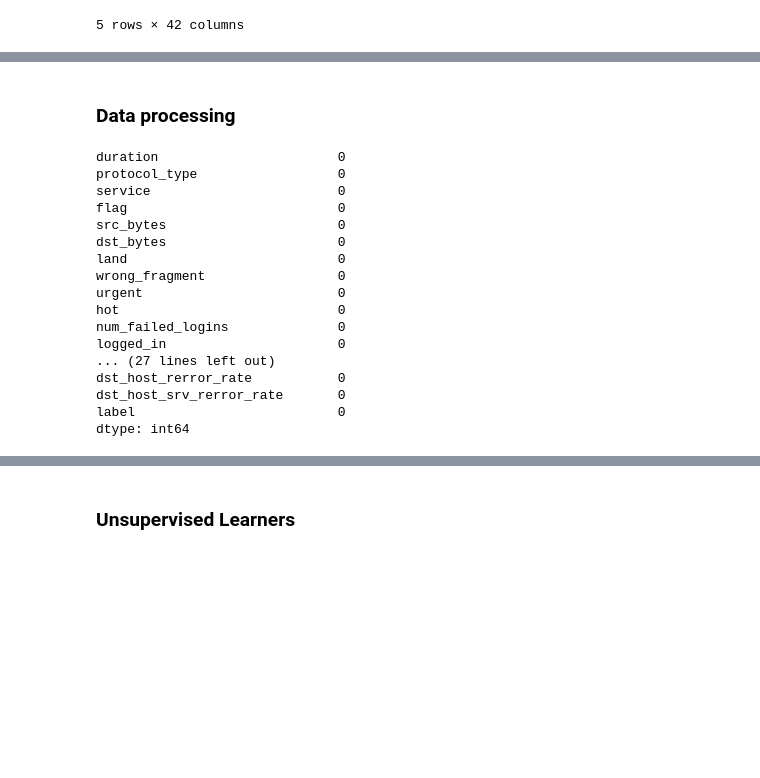
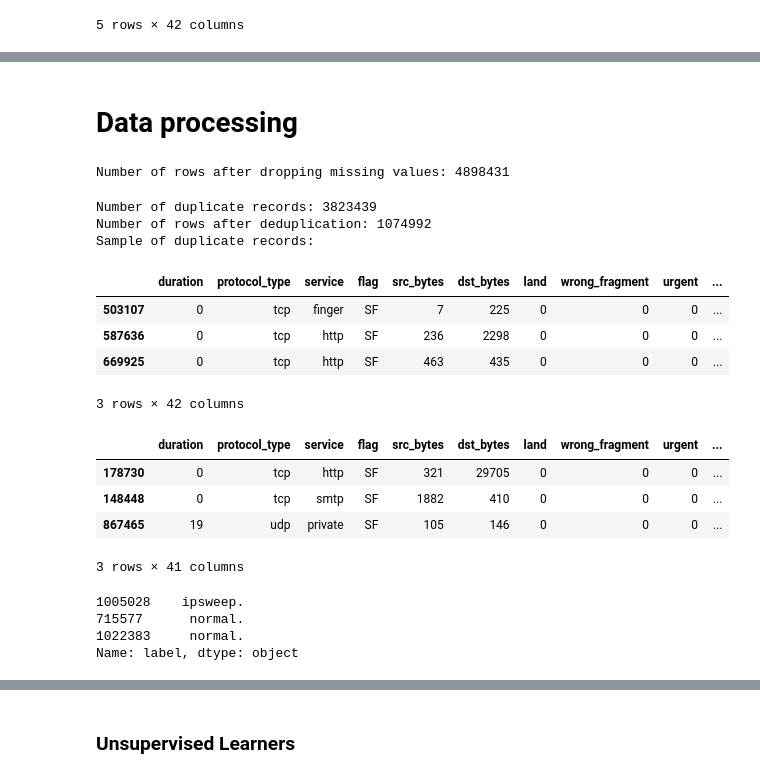
Before and after one commit to canguiano13/intrusion-detection, a Jupyter notebook: final.ipynb, the cells around one changed output, grey strips where cells are left out. Cells and saved outputs as stored; diff of their text form; code cells hidden in the pictures; blank space fills up the shorter version.

```diff
--- a/final.ipynb
+++ b/final.ipynb
@@ -105,34 +96,36 @@ df.sample(10)
 10 rows × 42 columns
 # %% [markdown]
-### Data processing
+# Data processing
-# %%
-#data processing 1: drop nulls and NaNs
-df.isnull().sum() + df.isna().sum()
-# %% [output]
-duration                       0
-protocol_type                  0
-service                        0
-flag                           0
-src_bytes                      0
-dst_bytes                      0
-land                           0
-wrong_fragment                 0
-urgent                         0
-hot                            0
-num_failed_logins              0
-logged_in                      0
-... (27 lines left out)
-dst_host_rerror_rate           0
-dst_host_srv_rerror_rate       0
-label                          0
-dtype: int64
+# %%
+#data processing 1: drop nulls and NaNs
+# remove rows with missing values or NaNs
+df = df.dropna().reset_index(drop=True)
+
+print(f"Number of rows after dropping missing values: {df.shape[0]} ")
+# %% [output]
+Number of rows after dropping missing values: 4898431
 # %%
-##Remove Duplicate Rows
+#data processing 2: data deduplication
+
+#print a sample of the duplicate rows
+duplicate_rows = df.duplicated()
+print(f"Number of duplicate records: {duplicate_rows.sum()}")
+
+#drop the duplicates
 df = df.drop_duplicates().reset_index(drop=True)
 
-##Remove Rows with Missing Values
-df = df.dropna().reset_index(drop=True)
+#print number of records after removing duplicates
+print(f"Number of rows after deduplication: {df.shape[0]}")
 
-
-# 3) Binary target (normal = 0, any attack = 1)
-df["binary_label"] = (df["label"] != "normal.").astype(int)
+#print a small example of some duplicate records
+print("Sample of duplicate records:")
+df.loc[duplicate_rows].sample(3)
+# %% [output]
+Number of duplicate records: 3823439
+Number of rows after deduplication: 1074992
+Sample of duplicate records:
+|  | duration | protocol_type | service | flag | src_bytes | dst_bytes | land | wrong_fragment | urgent | ... |
+| 503107 | 0 | tcp | finger | SF | 7 | 225 | 0 | 0 | 0 | ... |
+| 587636 | 0 | tcp | http | SF | 236 | 2298 | 0 | 0 | 0 | ... |
+| 669925 | 0 | tcp | http | SF | 463 | 435 | 0 | 0 | 0 | ... |
+3 rows × 42 columns
@@ -138,0 +140,15 @@ df["binary_label"] = (df["label"] != "normal.").astype(int)
+# %%
+X.sample(3)
+# %% [output]
+|  | duration | protocol_type | service | flag | src_bytes | dst_bytes | land | wrong_fragment | urgent | ... |
+| 178730 | 0 | tcp | http | SF | 321 | 29705 | 0 | 0 | 0 | ... |
+| 148448 | 0 | tcp | smtp | SF | 1882 | 410 | 0 | 0 | 0 | ... |
+| 867465 | 19 | udp | private | SF | 105 | 146 | 0 | 0 | 0 | ... |
+3 rows × 41 columns
+# %%
+y.sample(3)
+# %% [output]
+1005028    ipsweep.
+715577      normal.
+1022383     normal.
+Name: label, dtype: object
```
Also changed, not shown: parts of 28 cells of this notebook.
